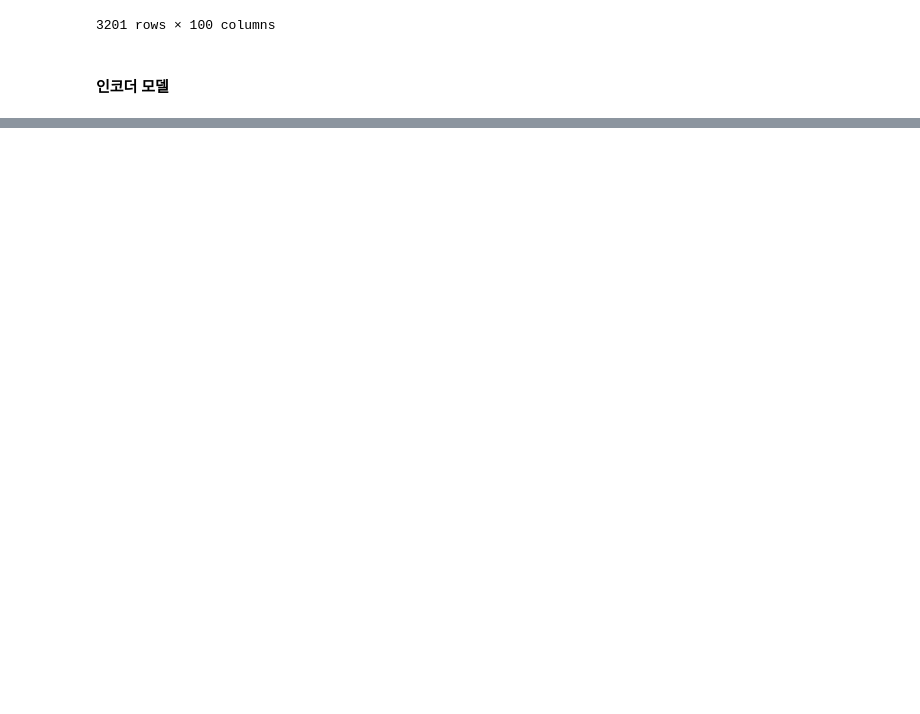
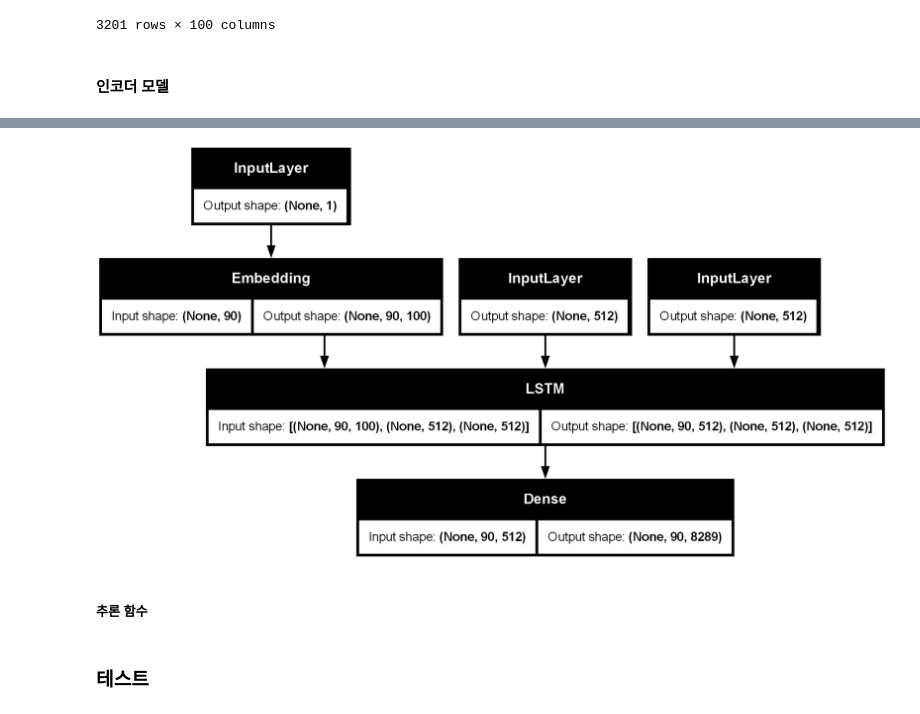
Before and after one commit to seunghun92-lab/nlp, a Jupyter notebook: 07_seq2seq/01_seq2seq_translation.ipynb, the cells around one changed output, grey strips where cells are left out. Saved outputs shown, nothing was run; the diff lists cells and outputs as text; code cells hidden in the pictures; blank space fills up the shorter version.

```diff
--- a/07_seq2seq/01_seq2seq_translation.ipynb
+++ b/07_seq2seq/01_seq2seq_translation.ipynb
@@ -281,0 +411,24 @@ pd.DataFrame(en_embedding_matrix, index=eng_word_index)
+# %%
+# Seq2Seq Decoder 추론용 모델 구성
+decoder_hidden_state = layers.Input(shape=(LATENT_DIM,))    # 이전 시점 hidden state(h) 입력
+decoder_cell_state = layers.Input(shape=(LATENT_DIM,))      # 이전 시점 cell state(c) 입력
+decoder_states_inputs = [decoder_hidden_state, decoder_cell_state]  # (h, c) 상태 입력 묶음
+
+decoder_single_input = layers.Input(shape=(1,))  # 추론시 1개 토큰(ID)만 입력 (한 스텝 디코딩)
+
+x = ko_embedding_layer(decoder_single_input)     # (배치, 1) -> (배치, 1, EMBEDDING_DIM) 임베딩
+
+
+
+x, h, c = decoder_lstm(x, initial_state=decoder_states_inputs)  # 입력 토큰 + 이전 상태(h, c)로 다음 상태 계산
+decoder_states = [h, c]                          # 다음 스텝에 넘길 상태 (h, c) 저장
+
+decoder_outputs_ = decoder_dense(x)              # (배치, 1, kor_num_words+1) 다음 단어 확률 분포 출록
+
+# 추론용 디코더 모델 정의 (한 스텝)
+decoder_inference_model = models.Model(
+    inputs = [decoder_single_input] + decoder_states_inputs,  # 입력 : 현재 토큰 + 이전상태(h, c)
+    outputs = [decoder_outputs_] + decoder_states            # 단어 분포 + 다음 상태(h, c)
+)
+
+decoder_inference_model.summary()
@@ -281,0 +457,6 @@ pd.DataFrame(en_embedding_matrix, index=eng_word_index)
+# %%
+plot_model(decoder_inference_model, show_shapes=True)
+# %% [output]
+[figure, added]
+# %% [markdown]
+##### 추론 함수
@@ -281,0 +498,2 @@ pd.DataFrame(en_embedding_matrix, index=eng_word_index)
+# %% [markdown]
+### 테스트
```
Also changed, not shown: parts of 42 cells of this notebook.
